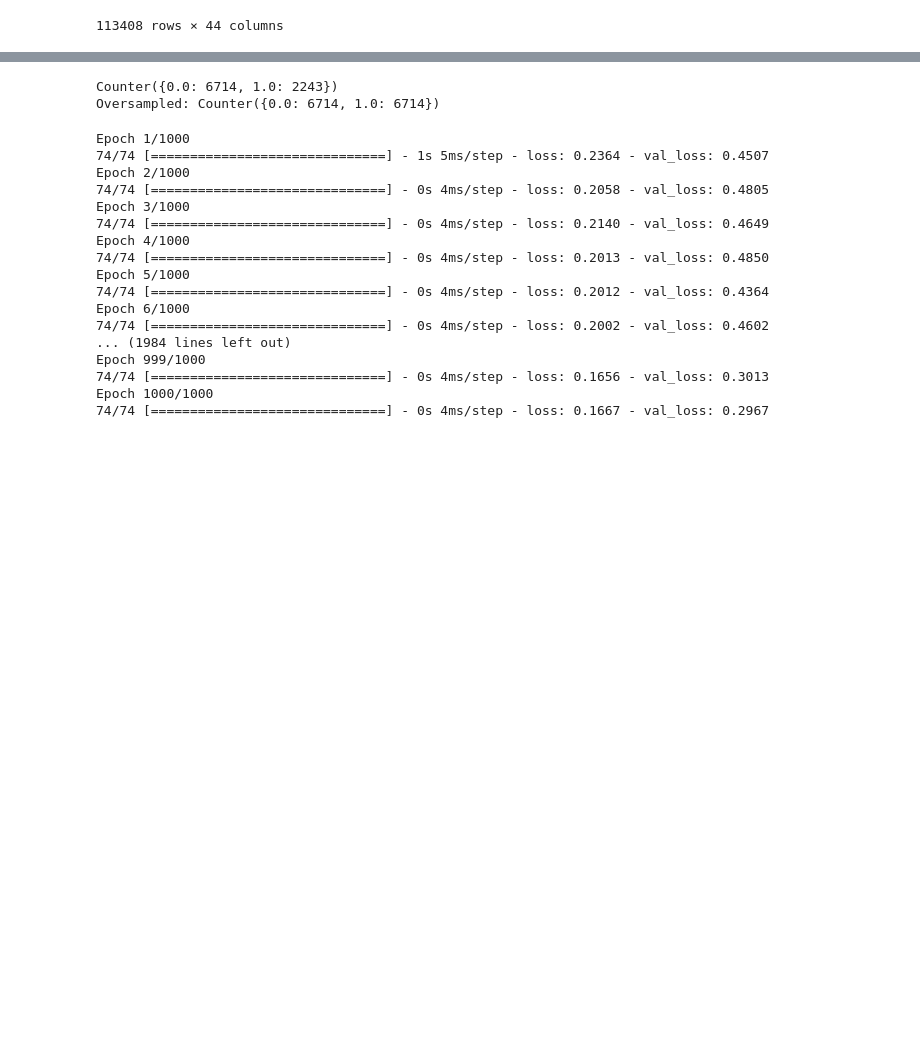
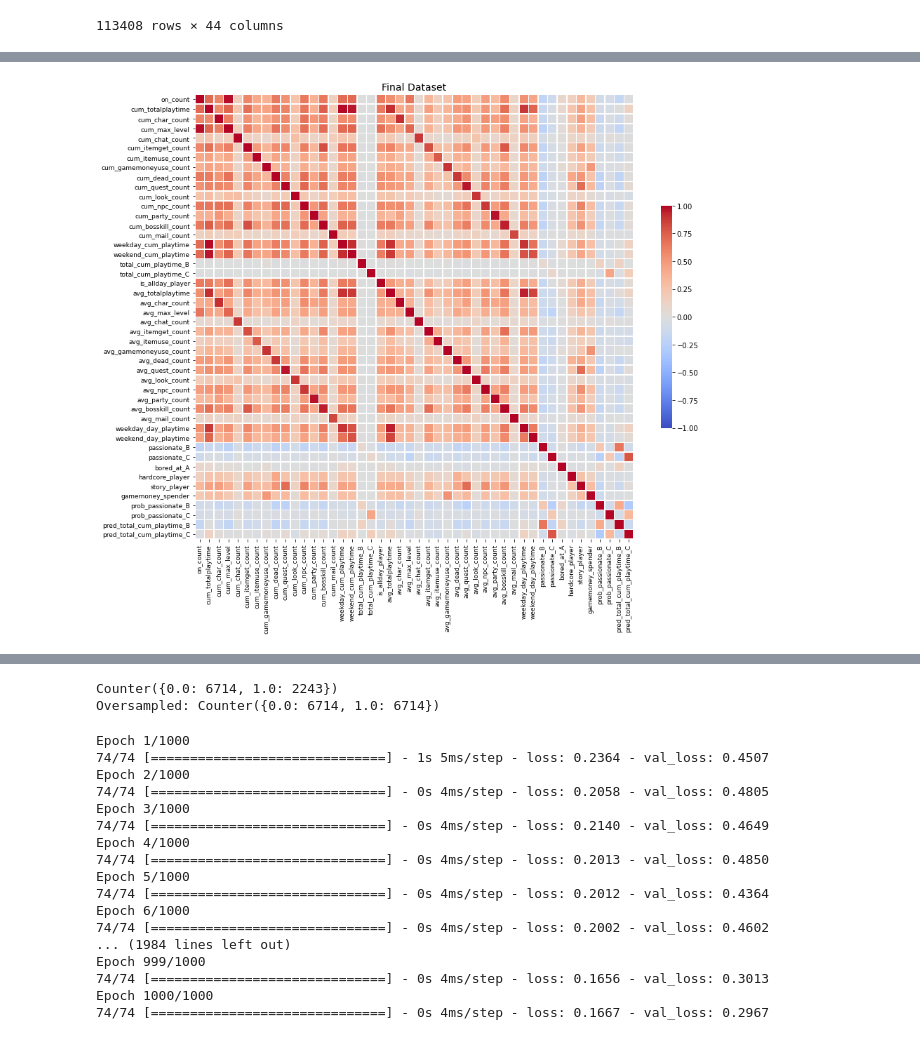
Before and after one commit to binvonseoul/nexon, a Jupyter notebook: NEXON_assg4.ipynb, the cells around one changed output, grey strips where cells are left out. Saved outputs shown, nothing was run; the diff lists cells and outputs as text; code cells hidden in the pictures; blank space fills up the shorter version.

```diff
--- a/NEXON_assg4.ipynb
+++ b/NEXON_assg4.ipynb
@@ -629,4 +618,4 @@ A.to_csv(os.path.join(data_dir, 'final_A.csv'), header=True, index=True)
 # %%
-AAAA = pd.read_csv(os.path.join(data_dir, 'final_A.csv'))
-AAAA.index = np.array(AAAA[AAAA.columns[0]])
-AAAA = AAAA.drop([AAAA.columns[0]], axis=1)
+A = pd.read_csv(os.path.join(data_dir, 'final_A.csv'))
+A.index = np.array(A[A.columns[0]])
+A = A.drop([A.columns[0]], axis=1)
@@ -664,0 +760,11 @@ A
+# %%
+plt.figure(figsize=(14, 11))
+plt.subplots_adjust(left=0.125, bottom=0.1, right=0.9, top=0.9, wspace=0.4, hspace=0.4)
+mask = np.triu(np.ones_like(A.corr(), dtype=bool))
+sns.heatmap(A.corr(), cmap='coolwarm', linewidths=.5, cbar_kws={"shrink": .5},  vmin = -1, vmax = 1)
+plt.title("Final Dataset", fontsize=14)
+plt.xticks(fontsize=9)
+plt.yticks(fontsize=9)
+plt.show()
+# %% [output]
+[figure, added]
```
Also changed, not shown: parts of 37 cells of this notebook, 4 other files.
